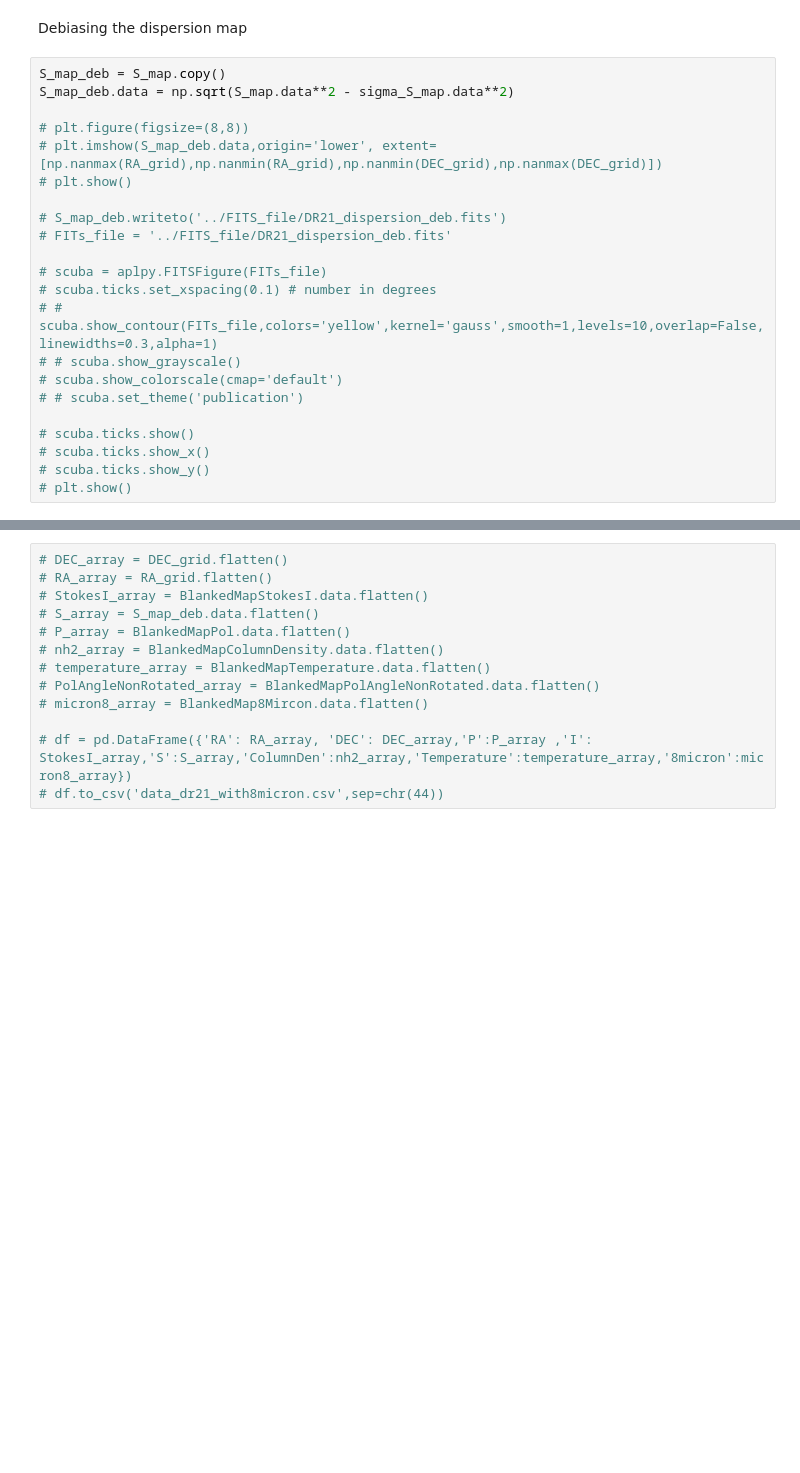
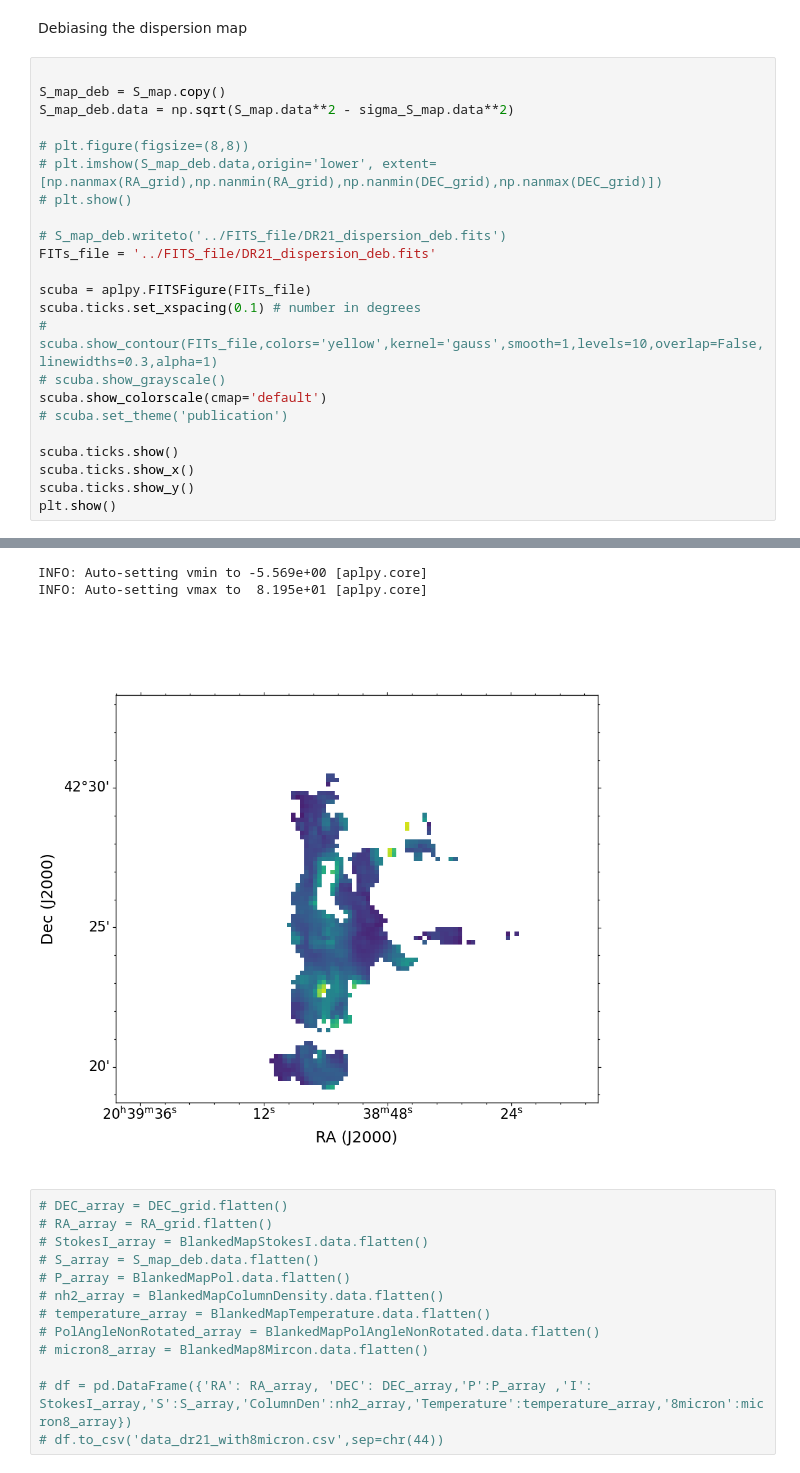
Before and after one commit to Siddharth3-14/Internship-MIT, a Jupyter notebook: dr21_analysis.ipynb, the cells around one changed output, grey strips where cells are left out. Cells and saved outputs as stored; diff of their text form; blank space fills up the shorter version.

```diff
--- a/dr21_analysis.ipynb
+++ b/dr21_analysis.ipynb
@@ -213,6 +213,7 @@ for i in range(RA_grid.shape[0]):
 # %% [markdown]
 Debiasing the dispersion map
 # %%
+
 S_map_deb = S_map.copy()
 S_map_deb.data = np.sqrt(S_map.data**2 - sigma_S_map.data**2)
 
@@ -221,16 +222,17 @@ S_map_deb.data = np.sqrt(S_map.data**2 - sigma_S_map.data**2)
 # plt.show()
 
 # S_map_deb.writeto('../FITS_file/DR21_dispersion_deb.fits')
-# FITs_file = '../FITS_file/DR21_dispersion_deb.fits'
+FITs_file = '../FITS_file/DR21_dispersion_deb.fits'
 
-# scuba = aplpy.FITSFigure(FITs_file)
-# scuba.ticks.set_xspacing(0.1) # number in degrees
-# # scuba.show_contour(FITs_file,colors='yellow',kernel='gauss',smooth=1,levels=10,overlap=False,linewidths=0.3,alpha=1)
-# # scuba.show_grayscale()
-# scuba.show_colorscale(cmap='default')
-# # scuba.set_theme('publication')
+scuba = aplpy.FITSFigure(FITs_file)
+scuba.ticks.set_xspacing(0.1) # number in degrees
+# scuba.show_contour(FITs_file,colors='yellow',kernel='gauss',smooth=1,levels=10,overlap=False,linewidths=0.3,alpha=1)
+# scuba.show_grayscale()
+scuba.show_colorscale(cmap='default')
+# scuba.set_theme('publication')
 
-# scuba.ticks.show()
-# scuba.ticks.show_x()
-# scuba.ticks.show_y()
-# plt.show()
+scuba.ticks.show()
+scuba.ticks.show_x()
+scuba.ticks.show_y()
+plt.show()
+# %% [output]
@@ -237,3 +240,6 @@ S_map_deb.data = np.sqrt(S_map.data**2 - sigma_S_map.data**2)
+INFO: Auto-setting vmin to -5.569e+00 [aplpy.core]
+INFO: Auto-setting vmax to  8.195e+01 [aplpy.core]
+[figure, added]
 # %%
 # DEC_array = DEC_grid.flatten()
 # RA_array = RA_grid.flatten()
```
Also changed, not shown: parts of 2 cells of this notebook, 1 other file.
